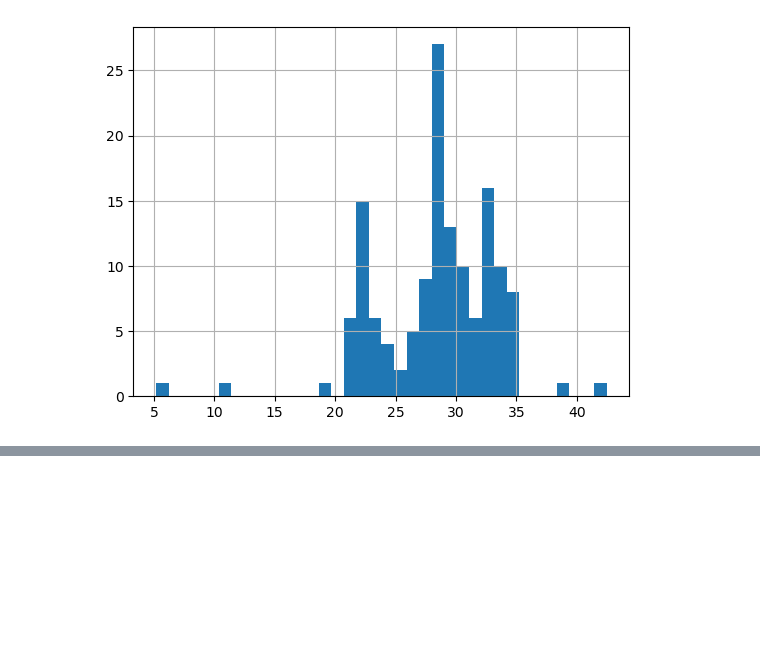
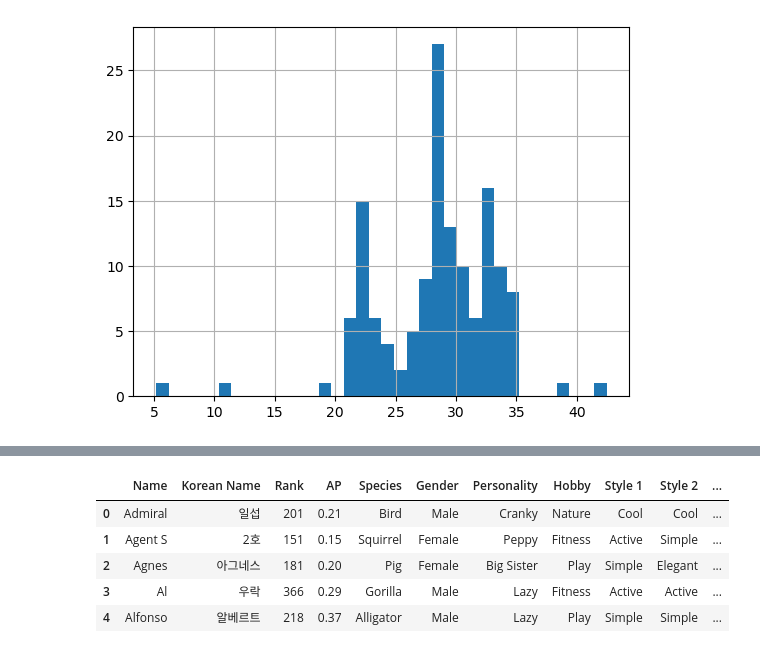
Before and after one commit to sohds/animal-acrossing-popularity, a Jupyter notebook: prep/prep-animal-acrossing-villager.ipynb, the cells around one changed output, grey strips where cells are left out. Drawn from its saved outputs; the diff is of its cells as text; code cells hidden in the pictures; blank space fills up the shorter version.

```diff
--- a/prep/prep-animal-acrossing-villager.ipynb
+++ b/prep/prep-animal-acrossing-villager.ipynb
@@ -515 +506,11 @@ yt_villager_video_raw.head(2)
 yt_villager_video_raw.to_csv('../prep_data_files/youtube/yt_villagervideo_wlog.csv', index=False, encoding='utf-8')
+# %%
+# 지금까지 전처리 완료한 데이터 프레임
+new_data.head()
+# %% [output]
+|  | Name | Korean Name | Rank | AP | Species | Gender | Personality | Hobby | Style 1 | Style 2 | ... |
+| 0 | Admiral | 일섭 | 201 | 0.21 | Bird | Male | Cranky | Nature | Cool | Cool | ... |
+| 1 | Agent S | 2호 | 151 | 0.15 | Squirrel | Female | Peppy | Fitness | Active | Simple | ... |
+| 2 | Agnes | 아그네스 | 181 | 0.20 | Pig | Female | Big Sister | Play | Simple | Elegant | ... |
+| 3 | Al | 우락 | 366 | 0.29 | Gorilla | Male | Lazy | Fitness | Active | Active | ... |
+| 4 | Alfonso | 알베르트 | 218 | 0.37 | Alligator | Male | Lazy | Play | Simple | Simple | ... |
```
Also changed, not shown: parts of 16 cells of this notebook.
